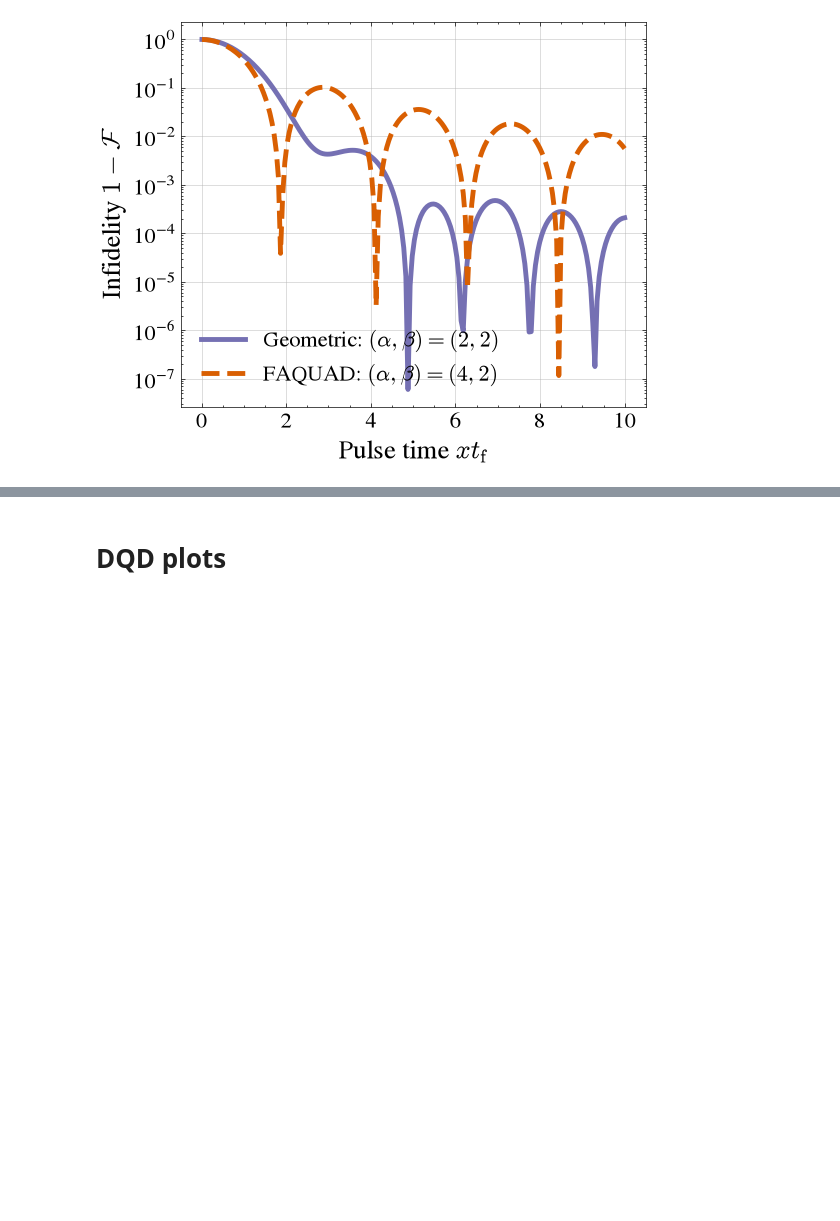
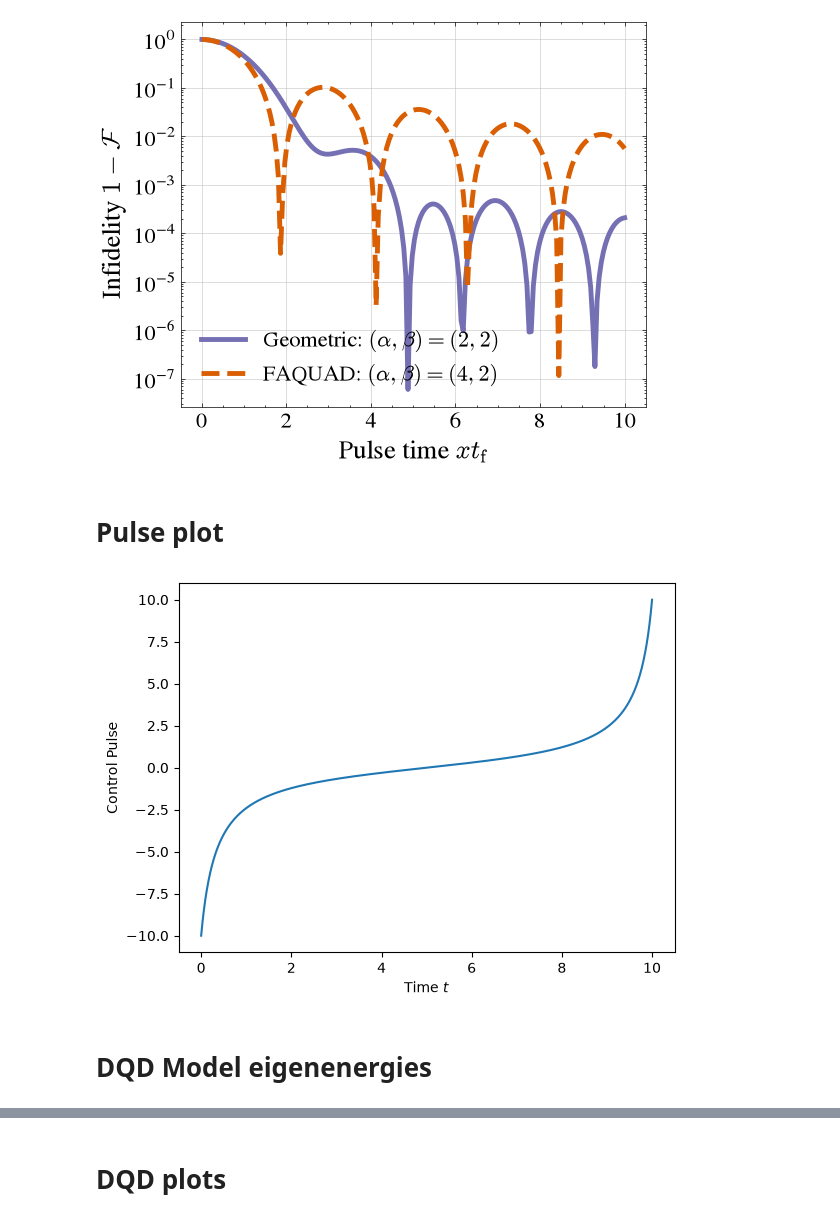
Before and after one commit to geodesiq-control/geodesiq-control, a Jupyter notebook: dev/manuscript_figures.ipynb, the cells around one changed output, grey strips where cells are left out. Saved outputs shown, nothing was run; the diff lists cells and outputs as text; code cells hidden in the pictures; blank space fills up the shorter version.

```diff
--- a/dev/manuscript_figures.ipynb
+++ b/dev/manuscript_figures.ipynb
@@ -226,2 +232,4 @@ plt.show()
 # %% [output]
 [figure]
+# %% [markdown]
+# Pulse plot
@@ -227,0 +251,9 @@ plt.show()
+# %%
+with plt.style.context("default"):
+    pulse = model.synthesize_pulse(duration = 10)
+    fig, ax = pulse.plot_pulse()
+fig.savefig('figures/LZ_pulse.pdf')
+# %% [output]
+[figure, added]
+# %% [markdown]
+# DQD Model eigenenergies
```
Also changed, not shown: parts of 8 cells of this notebook, 7 other files.
